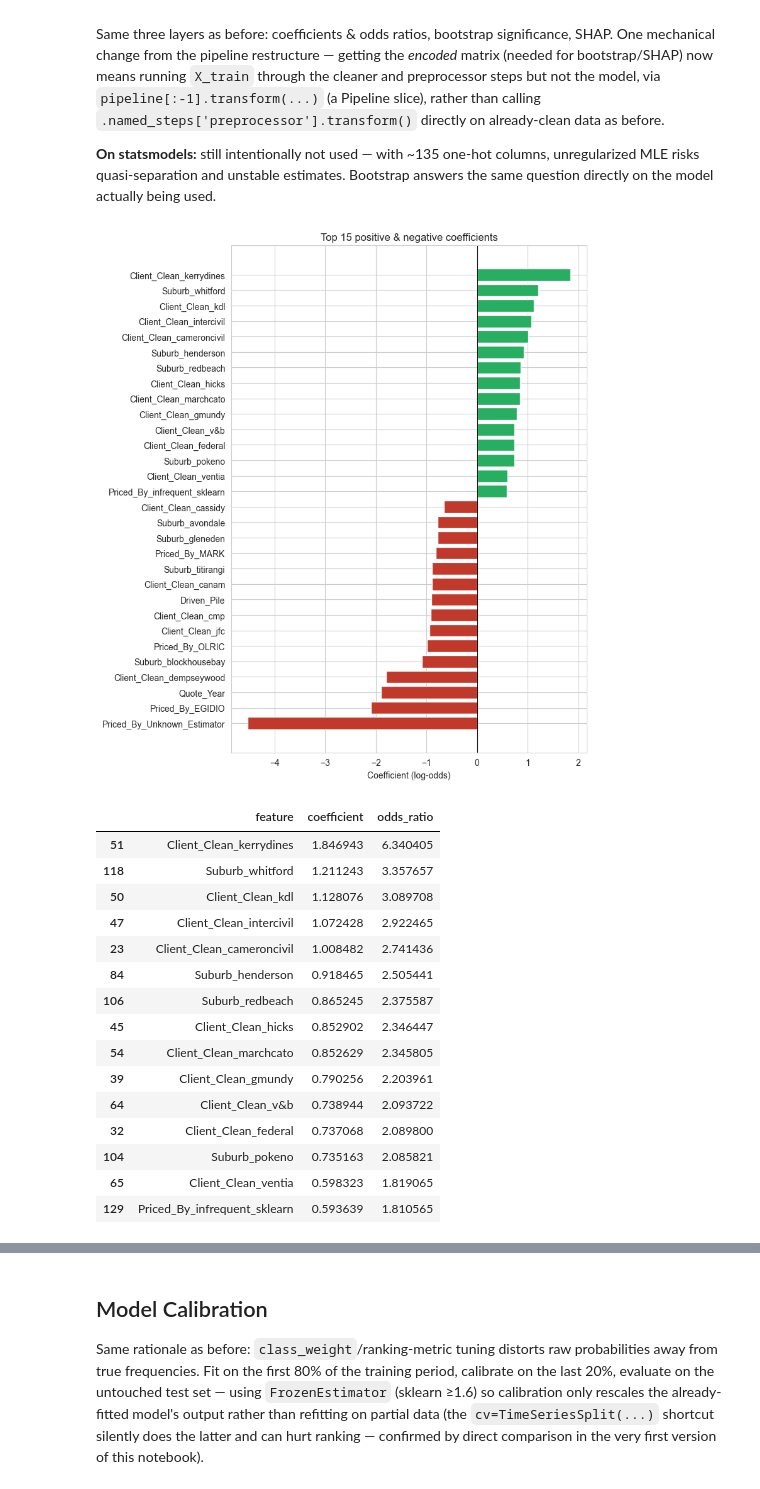
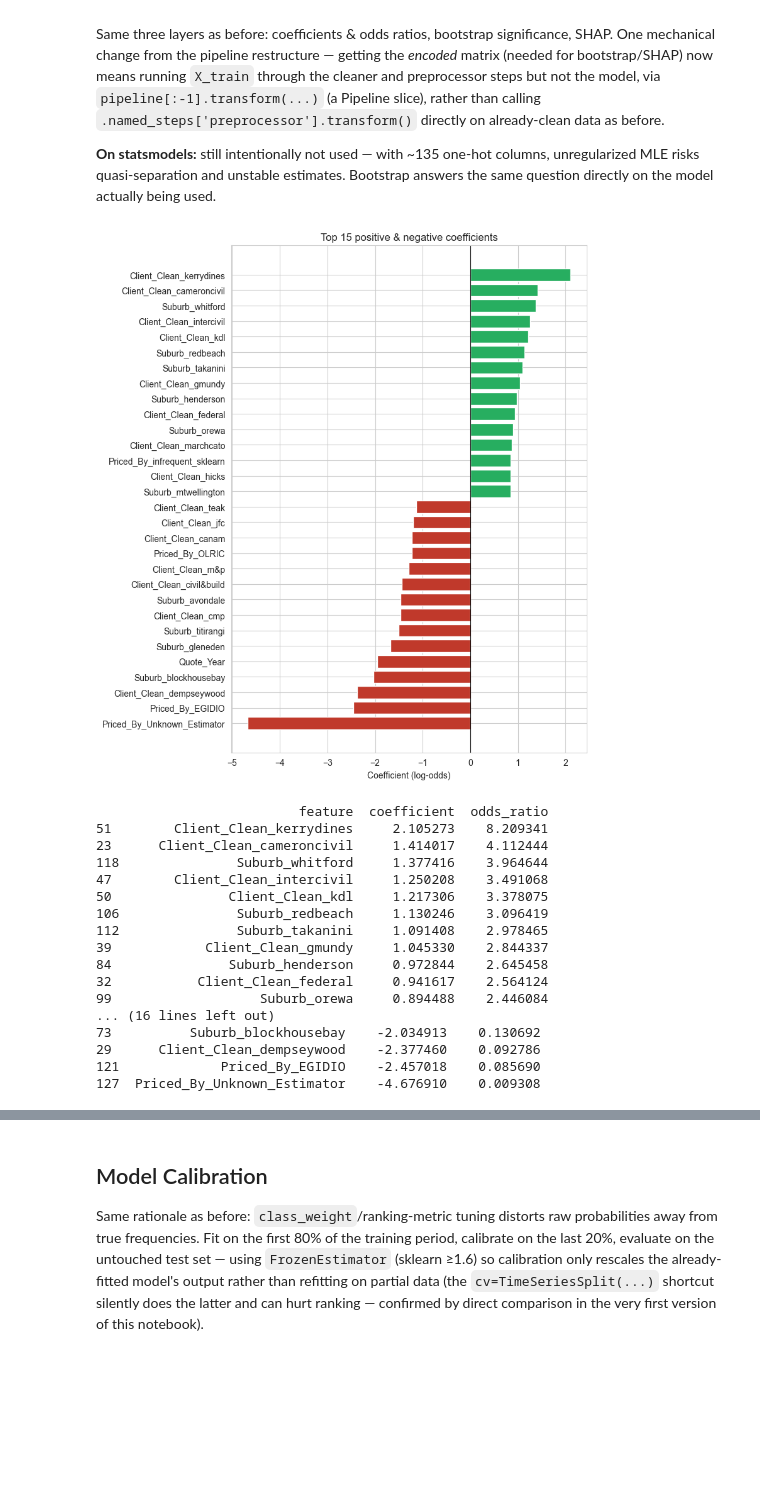
Before and after one commit to Phong031/ML_Models, a Jupyter notebook: notebook/Quotation_Win_Loss_01_EDA_LogisticRegression.ipynb, the cells around one changed output, grey strips where cells are left out. Cells and saved outputs as stored; diff of their text form; code cells hidden in the pictures; blank space fills up the shorter version.

```diff
--- a/notebook/Quotation_Win_Loss_01_EDA_LogisticRegression.ipynb
+++ b/notebook/Quotation_Win_Loss_01_EDA_LogisticRegression.ipynb
@@ -149,3 +149,13 @@ print('Encoded feature count:', len(log_reg.named_steps['preprocessor'].get_feat
 # %% [output]
 Fitted. 13 wall-type flags kept individually (>= 1.0% prevalence in training data), 24 collapsed into Rare_WorkType.
 Encoded feature count: 130
+# %%
+log_reg.fit(X_train, y_train)
+
+cleaner_step = log_reg.named_steps['cleaner']
+n_common_walls = len(cleaner_step.common_walls_)
+rare_walls = cleaner_step.rare_walls_
+
+print(f'Fitted. {n_common_walls} wall-type flags kept individually (>= {RARE_WALLTYPE_PCT}% prevalence in training data).')
+print(f'{len(rare_walls)} collapsed into Rare_WorkType:\n  -> {", ".join(rare_walls)}')
+print('Encoded feature count:', len(log_reg.named_steps['preprocessor'].get_feature_names_out()))
@@ -202,13 +217,19 @@ plt.tight_layout(); plt.show()
 # %%
 param_grid = {
     'model__solver': ['saga'],
-    'model__penalty': ['l1', 'l2', 'elasticnet'],
+    'model__penalty': ['elasticnet'],
     'model__C': [0.05, 0.1, 1.0, 3.0],
-    'model__class_weight': [None, 'balanced'],
-    'model__l1_ratio': [0.5],
+    'model__class_weight': ['balanced'],
+    'model__l1_ratio': [0.15, 0.5, 0.85],
 }
 tscv = TimeSeriesSplit(n_splits=5)
-grid_search = GridSearchCV(log_reg, param_grid, scoring='average_precision', cv=tscv, n_jobs=-1)
+grid_search = GridSearchCV(
+    log_reg,
+    param_grid,
+    scoring='average_precision',
+    cv=tscv,
+    n_jobs=-1)
+
 grid_search.fit(X_train, y_train)
 
 best_log_reg = grid_search.best_estimator_
@@ -242,36 +263,39 @@ Same three layers as before: coefficients & odds ratios, bootstrap significance,
 # %%
 feature_names = best_log_reg.named_steps['preprocessor'].get_feature_names_out()
 clean_names = [f.replace('num__','').replace('bin__','').replace('cat__','') for f in feature_names]
 coefs = best_log_reg.named_steps['model'].coef_[0]
 
 coef_df = pd.DataFrame({'feature': clean_names, 'coefficient': coefs})
 coef_df['odds_ratio'] = np.exp(coef_df['coefficient'])
 coef_df = coef_df.sort_values('coefficient', ascending=False)
 
 top_n = 15
 plot_df = pd.concat([coef_df.head(top_n), coef_df.tail(top_n)]).drop_duplicates()
 fig, ax = plt.subplots(figsize=(8, 9))
 colors = ['#27ae60' if c > 0 else '#c0392b' for c in plot_df['coefficient']]
 ax.barh(plot_df['feature'], plot_df['coefficient'], color=colors)
 ax.axvline(0, color='black', linewidth=0.8)
 ax.set_xlabel('Coefficient (log-odds)'); ax.set_title(f'Top {top_n} positive & negative coefficients')
 plt.gca().invert_yaxis(); plt.tight_layout(); plt.show()
-coef_df.head(15)
+
+print(coef_df.head(15))
+print(coef_df.tail(15))
 # %% [output]
-[figure, old version]
+[figure, new version]
-|  | feature | coefficient | odds_ratio |
-| 51 | Client_Clean_kerrydines | 1.846943 | 6.340405 |
-| 118 | Suburb_whitford | 1.211243 | 3.357657 |
-| 50 | Client_Clean_kdl | 1.128076 | 3.089708 |
-| 47 | Client_Clean_intercivil | 1.072428 | 2.922465 |
-| 23 | Client_Clean_cameroncivil | 1.008482 | 2.741436 |
-| 84 | Suburb_henderson | 0.918465 | 2.505441 |
-| 106 | Suburb_redbeach | 0.865245 | 2.375587 |
-| 45 | Client_Clean_hicks | 0.852902 | 2.346447 |
-| 54 | Client_Clean_marchcato | 0.852629 | 2.345805 |
-| 39 | Client_Clean_gmundy | 0.790256 | 2.203961 |
-| 64 | Client_Clean_v&b | 0.738944 | 2.093722 |
-| 32 | Client_Clean_federal | 0.737068 | 2.089800 |
-| 104 | Suburb_pokeno | 0.735163 | 2.085821 |
-| 65 | Client_Clean_ventia | 0.598323 | 1.819065 |
-| 129 | Priced_By_infrequent_sklearn | 0.593639 | 1.810565 |
+                          feature  coefficient  odds_ratio
+51        Client_Clean_kerrydines     2.105273    8.209341
+23      Client_Clean_cameroncivil     1.414017    4.112444
+118               Suburb_whitford     1.377416    3.964644
+47        Client_Clean_intercivil     1.250208    3.491068
+50               Client_Clean_kdl     1.217306    3.378075
+106               Suburb_redbeach     1.130246    3.096419
+112               Suburb_takanini     1.091408    2.978465
+39            Client_Clean_gmundy     1.045330    2.844337
+84               Suburb_henderson     0.972844    2.645458
+32           Client_Clean_federal     0.941617    2.564124
+99                   Suburb_orewa     0.894488    2.446084
+... (16 lines left out)
+73          Suburb_blockhousebay    -2.034913    0.130692
+29      Client_Clean_dempseywood    -2.377460    0.092786
+121             Priced_By_EGIDIO    -2.457018    0.085690
+127  Priced_By_Unknown_Estimator    -4.676910    0.009308
```
Also changed, not shown: parts of 14 cells of this notebook, 7 other files.
